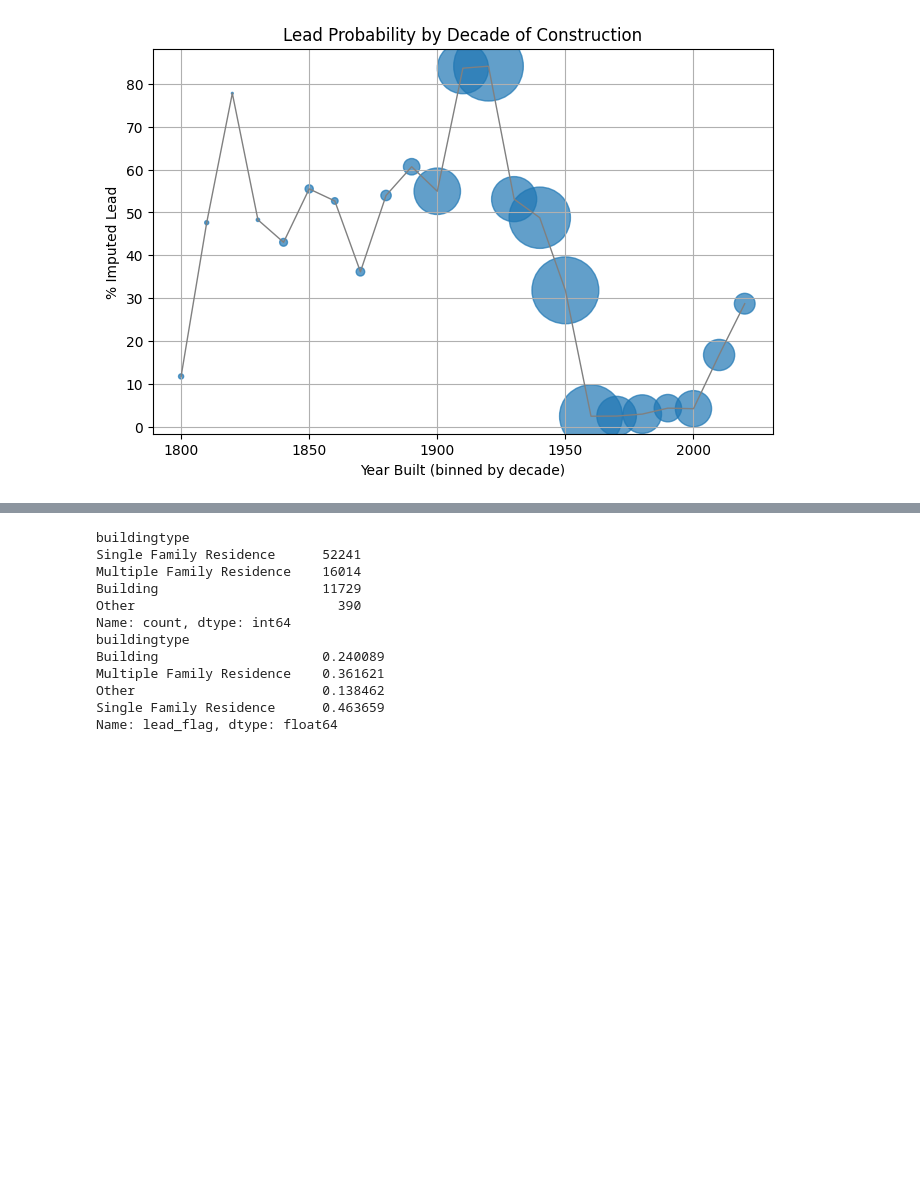
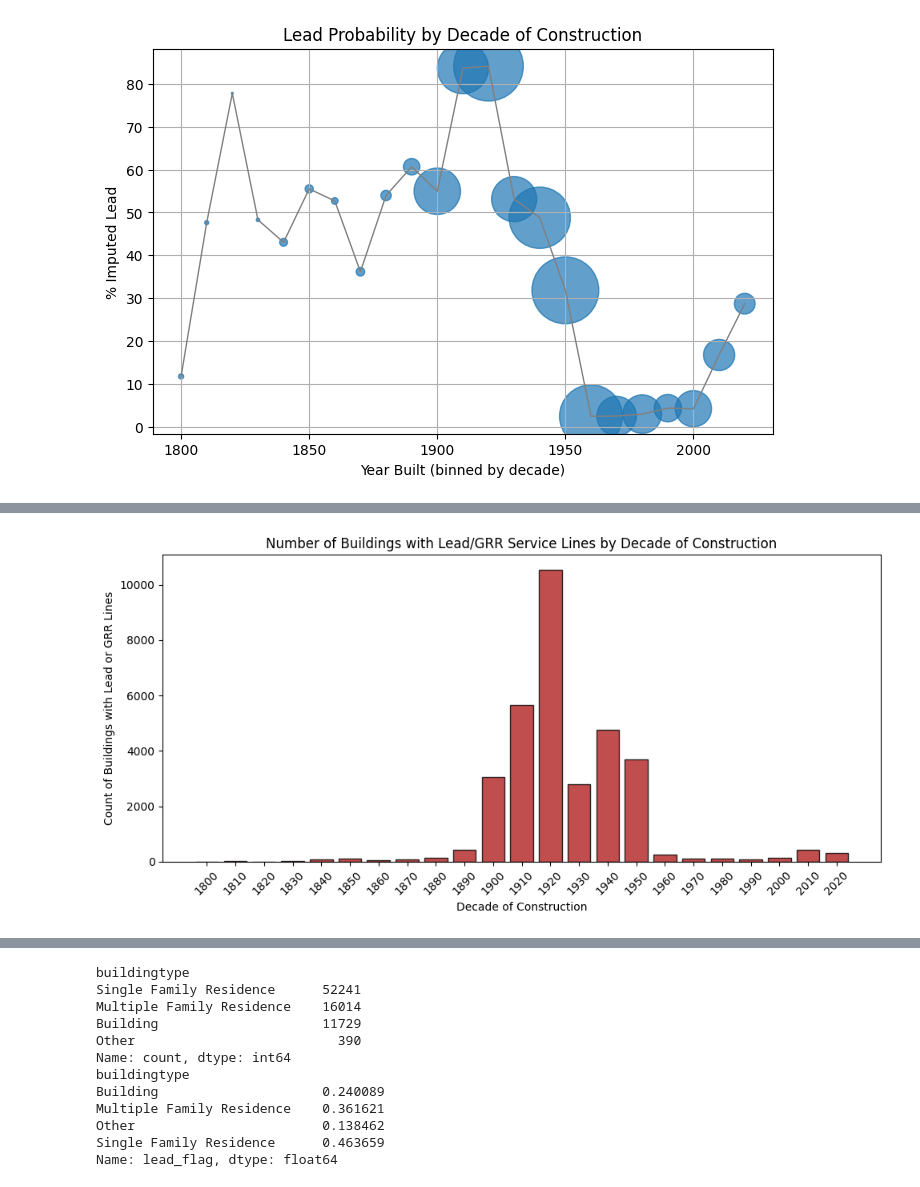
Before and after one commit to bradkellseconomics/RVA-GIS-Work, a Jupyter notebook: lead_ead.ipynb, the cells around one changed output, grey strips where cells are left out. Saved outputs shown, nothing was run; the diff lists cells and outputs as text; code cells hidden in the pictures; blank space fills up the shorter version.

```diff
--- a/lead_ead.ipynb
+++ b/lead_ead.ipynb
@@ -248,0 +263,21 @@ plt.show()
+# %%
+import matplotlib.pyplot as plt
+
+# Filter to only lead or GRR buildings
+lead_df = df[df["bothsidesstatus_imputed"] == "Lead/GRR"].copy()
+
+# Count by decade
+lead_counts = lead_df["year_bin"].value_counts().sort_index()
+
+plt.figure(figsize=(10,5))
+plt.bar(lead_counts.index.astype(int), lead_counts.values,
+        width=8, color="firebrick", edgecolor="black", alpha=0.8)
+
+plt.title("Number of Buildings with Imputed Lead/GRR Service Lines by Decade of Construction")
+plt.xlabel("Decade of Construction")
+plt.ylabel("Count of Buildings with Lead or GRR Lines")
+plt.xticks(lead_counts.index.astype(int), rotation=45)
+plt.tight_layout()
+plt.show()
+# %% [output]
+[figure, added]
```
Also changed, not shown: parts of 5 cells of this notebook.
